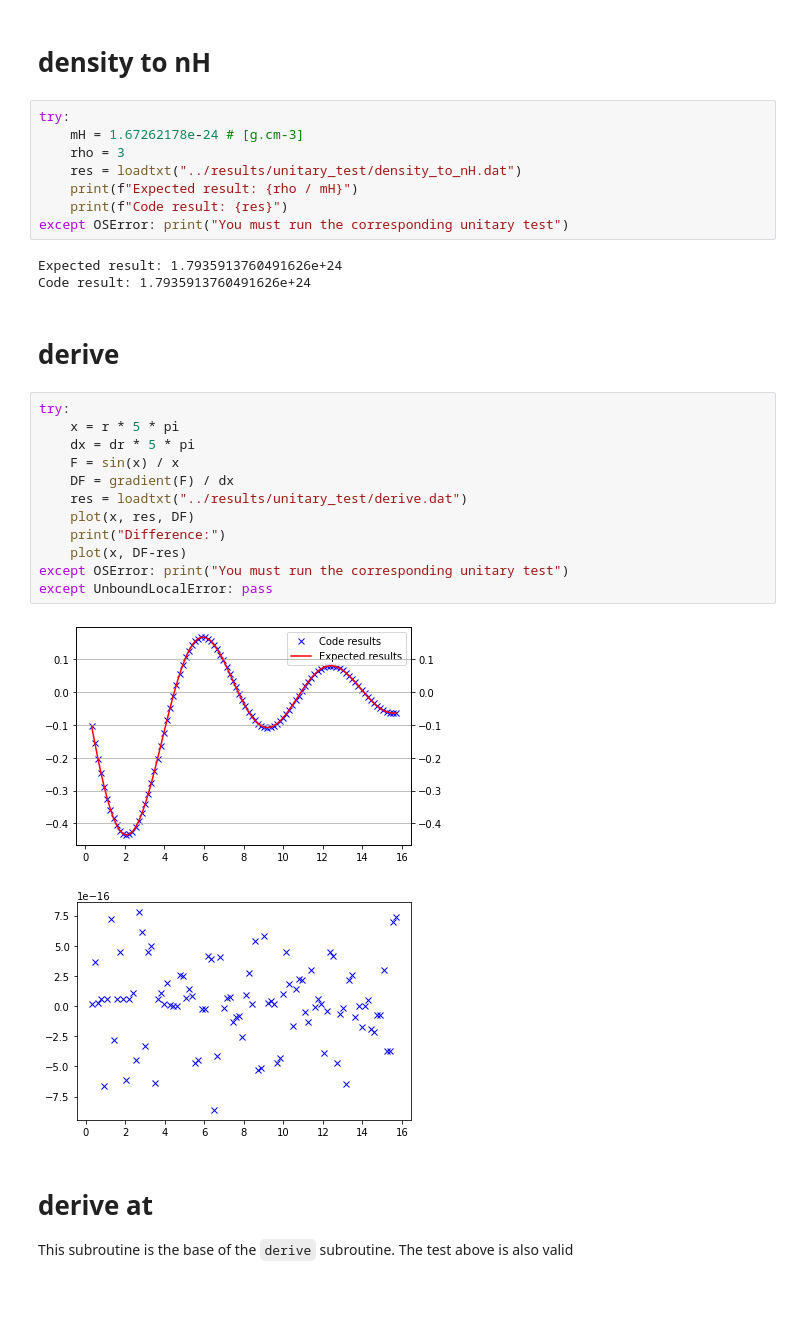
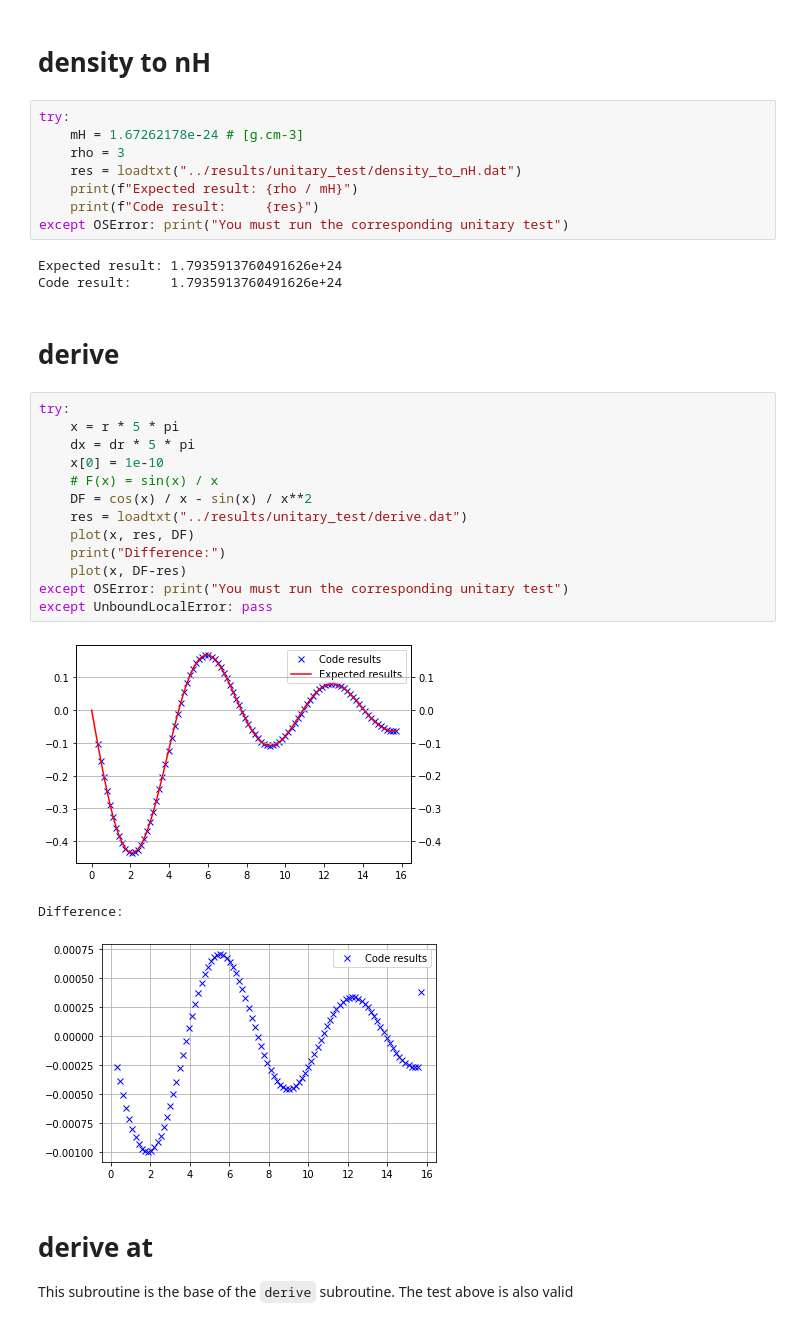
Before and after one commit to LeiRoF/M1-Evolution_of_Prestellar_Core, a Jupyter notebook: docs/tests.ipynb, the cells around one changed output. Drawn from its saved outputs; the diff is of its cells as text; blank space fills up the shorter version.

```diff
--- a/docs/tests.ipynb
+++ b/docs/tests.ipynb
@@ -36,7 +36,7 @@ try:
     rho = 3
     res = loadtxt("../results/unitary_test/density_to_nH.dat")
     print(f"Expected result: {rho / mH}")
-    print(f"Code result: {res}")
+    print(f"Code result:     {res}")
 except OSError: print("You must run the corresponding unitary test")
 # %% [output]
 Expected result: 1.7935913760491626e+24
@@ -46,18 +46,20 @@ Code result: 1.7935913760491626e+24
 # %%
 try:
     x = r * 5 * pi
     dx = dr * 5 * pi
-    F = sin(x) / x
-    DF = gradient(F) / dx
+    x[0] = 1e-10
+    # F(x) = sin(x) / x
+    DF = cos(x) / x - sin(x) / x**2
     res = loadtxt("../results/unitary_test/derive.dat")
     plot(x, res, DF)
     print("Difference:")
     plot(x, DF-res)
 except OSError: print("You must run the corresponding unitary test")
 except UnboundLocalError: pass
 # %% [output]
-[figure, old version]
+[figure, new version]
+Difference:
-[figure, old version]
+[figure, new version]
 # %% [markdown]
 # derive at
 
```
Also changed, not shown: parts of 12 cells of this notebook, 3 other files.
